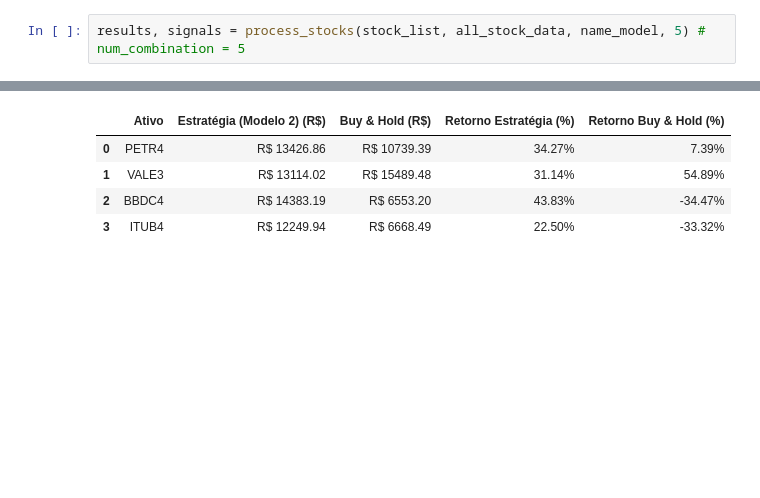
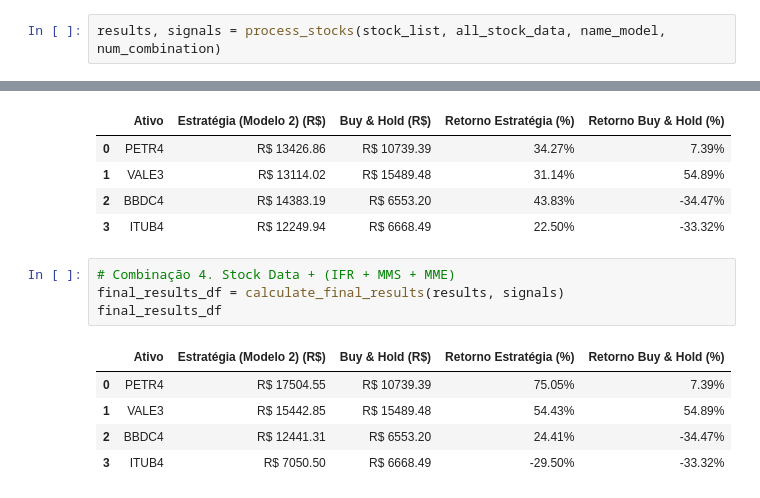
Before and after one commit to MarcosSouza257/IEEE_ID9184, a Jupyter notebook: backtest.ipynb, the cells around one changed output, grey strips where cells are left out. Cells and saved outputs as stored; diff of their text form; blank space fills up the shorter version.

```diff
--- a/backtest.ipynb
+++ b/backtest.ipynb
@@ -119,7 +119,7 @@ WARNING:absl:You are saving your model as an HDF5 file via `model.save()` or `ke
 name_model = 'model_2' # Modelo 2
 num_combination = 5 # Combinação 5
 # %%
-results, signals = process_stocks(stock_list, all_stock_data, name_model, 5) # num_combination = 5
+results, signals = process_stocks(stock_list, all_stock_data, name_model, num_combination)
 # %% [output]
 Processando PETR4...
 WARNING:absl:Compiled the loaded model, but the compiled metrics have yet to be built. `model.compile_metrics` will be empty until you train or evaluate the model.
@@ -149,3 +149,13 @@ final_results_df
 | 1 | VALE3 | R$ 13114.02 | R$ 15489.48 | 31.14% | 54.89% |
 | 2 | BBDC4 | R$ 14383.19 | R$ 6553.20 | 43.83% | -34.47% |
 | 3 | ITUB4 | R$ 12249.94 | R$ 6668.49 | 22.50% | -33.32% |
+# %%
+# Combinação 4. Stock Data + (IFR + MMS + MME)
+final_results_df = calculate_final_results(results, signals)
+final_results_df
+# %% [output]
+|  | Ativo | Estratégia (Modelo 2) (R$) | Buy & Hold (R$) | Retorno Estratégia (%) | Retorno Buy & Hold (%) |
+| 0 | PETR4 | R$ 17504.55 | R$ 10739.39 | 75.05% | 7.39% |
+| 1 | VALE3 | R$ 15442.85 | R$ 15489.48 | 54.43% | 54.89% |
+| 2 | BBDC4 | R$ 12441.31 | R$ 6553.20 | 24.41% | -34.47% |
+| 3 | ITUB4 | R$ 7050.50 | R$ 6668.49 | -29.50% | -33.32% |
```
Also changed, not shown: parts of 2 cells of this notebook, 13 other files.
